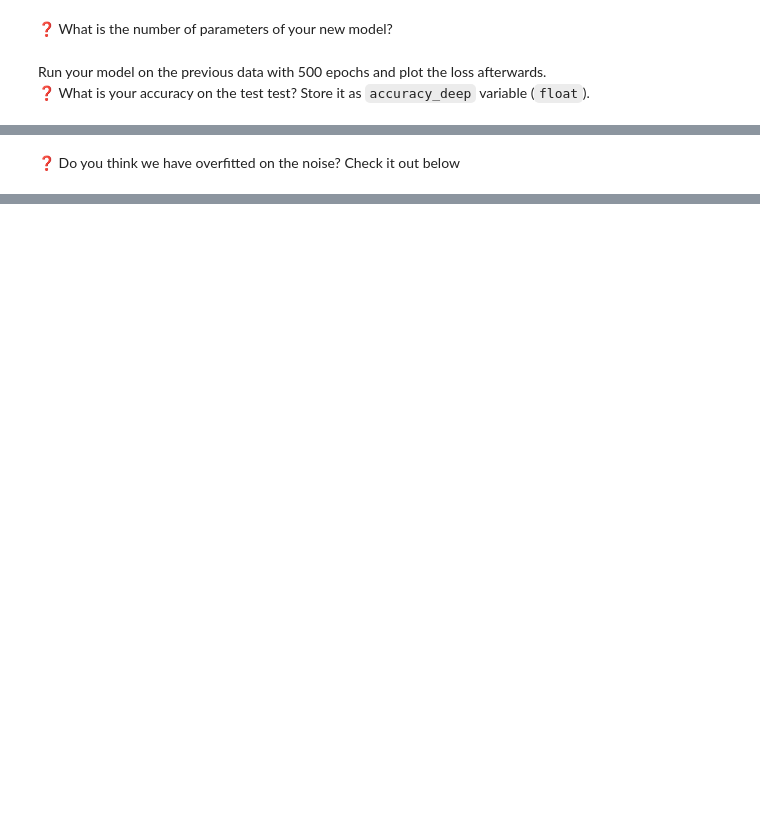
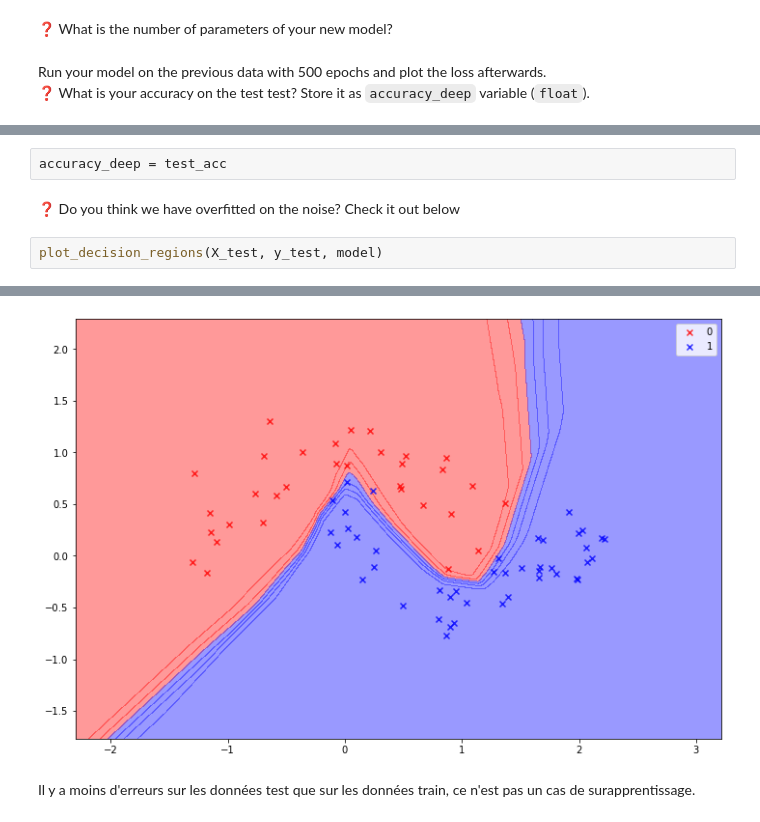
Before and after one commit to LaurenceAndraud/Deep-Learning, a Jupyter notebook: Exercice 2/your_first_neural_network.ipynb, the cells around one changed output, grey strips where cells are left out. Drawn from its saved outputs; the diff is of its cells as text; blank space fills up the shorter version.

```diff
--- a/Exercice 2/your_first_neural_network.ipynb
+++ b/Exercice 2/your_first_neural_network.ipynb
@@ -286,2 +403,7 @@ Run your model on the previous data with 500 epochs and plot the loss afterwards
+# %%
+accuracy_deep = test_acc
 # %% [markdown]
 ❓ Do you think we have overfitted on the noise? Check it out below
+# %%
+plot_decision_regions(X_test, y_test, model)
+# %% [output]
@@ -287,0 +411,3 @@ Run your model on the previous data with 500 epochs and plot the loss afterwards
+[figure, added]
+# %% [markdown]
+Il y a moins d'erreurs sur les données test que sur les données train, ce n'est pas un cas de surapprentissage.
```
Also changed, not shown: parts of 11 cells of this notebook, 2 other files.
